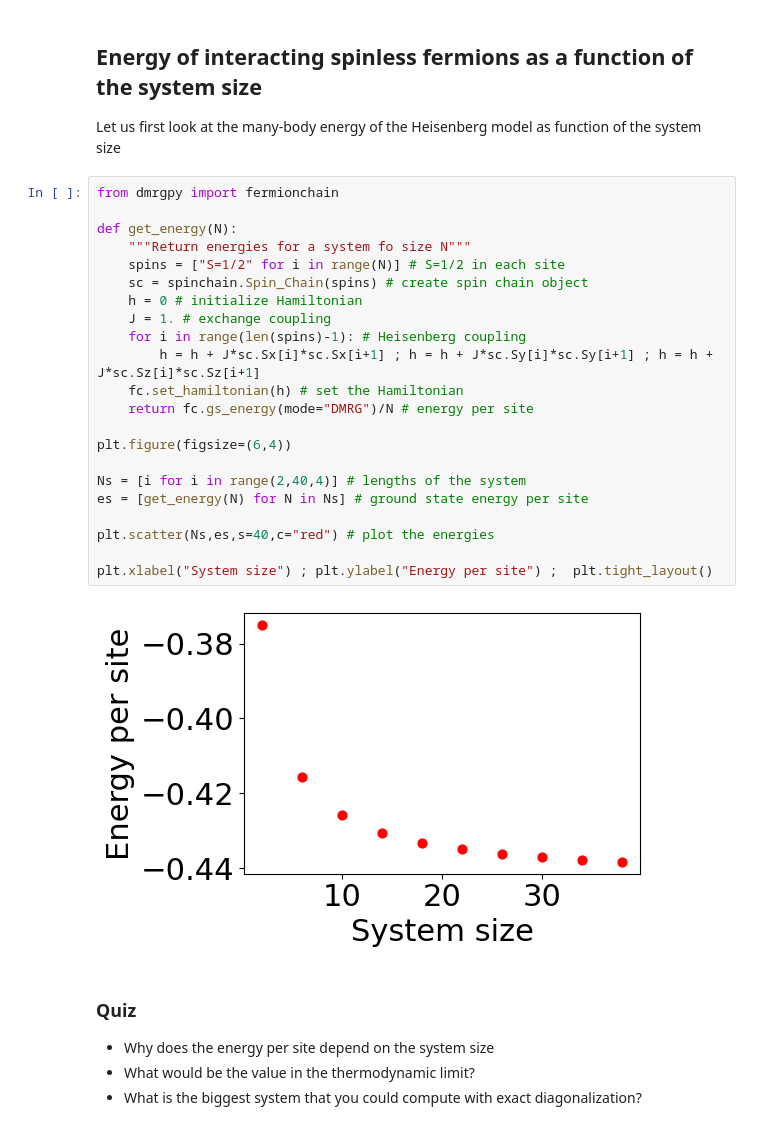
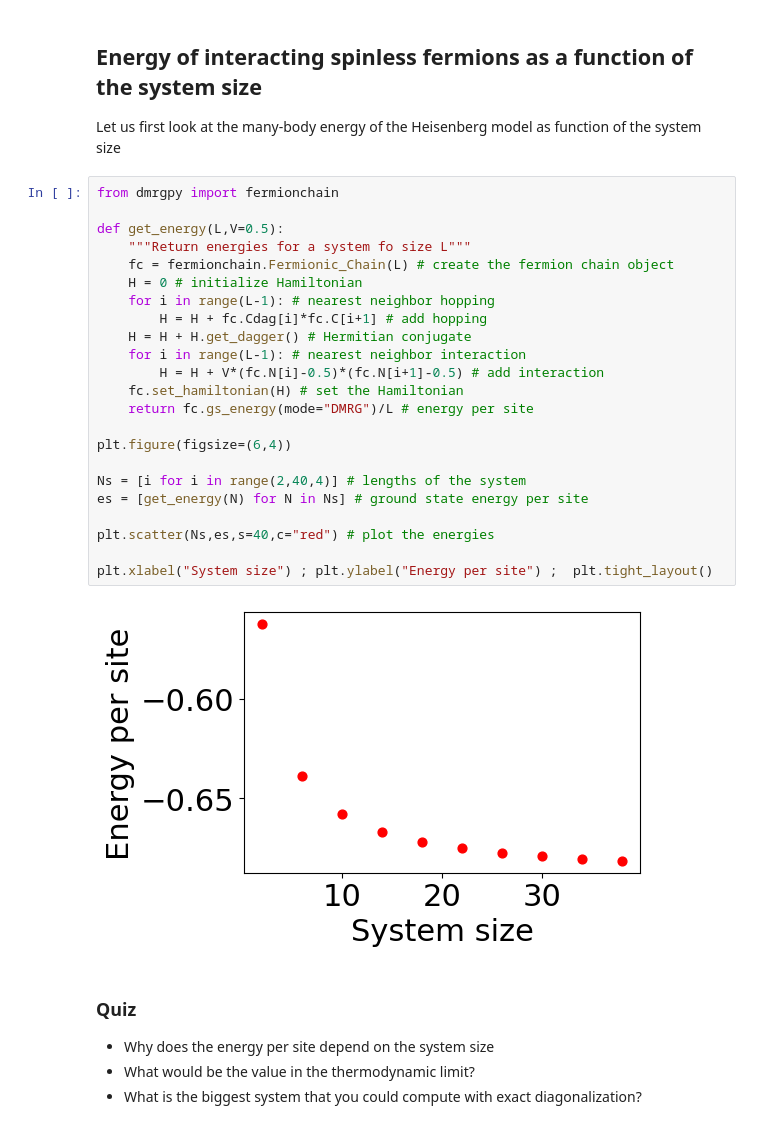
Before and after one commit to joselado/Advanced_Computational_Methods_Physics_2025, a Jupyter notebook: jupyter-notebooks/mps_many_body_fermionic.ipynb, the cells around one changed output. Cells and saved outputs as stored; diff of their text form.

```diff
--- a/jupyter-notebooks/mps_many_body_fermionic.ipynb
+++ b/jupyter-notebooks/mps_many_body_fermionic.ipynb
@@ -29,27 +28,28 @@ Let us first look at the many-body energy of the Heisenberg model as function of
 # %%
 from dmrgpy import fermionchain
 
-def get_energy(N):
-    """Return energies for a system fo size N"""
-    spins = ["S=1/2" for i in range(N)] # S=1/2 in each site
-    sc = spinchain.Spin_Chain(spins) # create spin chain object
-    h = 0 # initialize Hamiltonian
-    J = 1. # exchange coupling
-    for i in range(len(spins)-1): # Heisenberg coupling
-        h = h + J*sc.Sx[i]*sc.Sx[i+1] ; h = h + J*sc.Sy[i]*sc.Sy[i+1] ; h = h + J*sc.Sz[i]*sc.Sz[i+1]
-    fc.set_hamiltonian(h) # set the Hamiltonian
-    return fc.gs_energy(mode="DMRG")/N # energy per site
+def get_energy(L,V=0.5):
+    """Return energies for a system fo size L"""
+    fc = fermionchain.Fermionic_Chain(L) # create the fermion chain object
+    H = 0 # initialize Hamiltonian
+    for i in range(L-1): # nearest neighbor hopping
+        H = H + fc.Cdag[i]*fc.C[i+1] # add hopping
+    H = H + H.get_dagger() # Hermitian conjugate
+    for i in range(L-1): # nearest neighbor interaction
+        H = H + V*(fc.N[i]-0.5)*(fc.N[i+1]-0.5) # add interaction
+    fc.set_hamiltonian(H) # set the Hamiltonian
+    return fc.gs_energy(mode="DMRG")/L # energy per site
 
 plt.figure(figsize=(6,4))
 
 Ns = [i for i in range(2,40,4)] # lengths of the system
 es = [get_energy(N) for N in Ns] # ground state energy per site
 
 plt.scatter(Ns,es,s=40,c="red") # plot the energies
 
 plt.xlabel("System size") ; plt.ylabel("Energy per site") ;  plt.tight_layout()
 # %% [output]
-[figure, old version]
+[figure, new version]
 # %% [markdown]
 ### Quiz
 - Why does the energy per site depend on the system size
```
Also changed, not shown: parts of 10 cells of this notebook, 8 other files.
